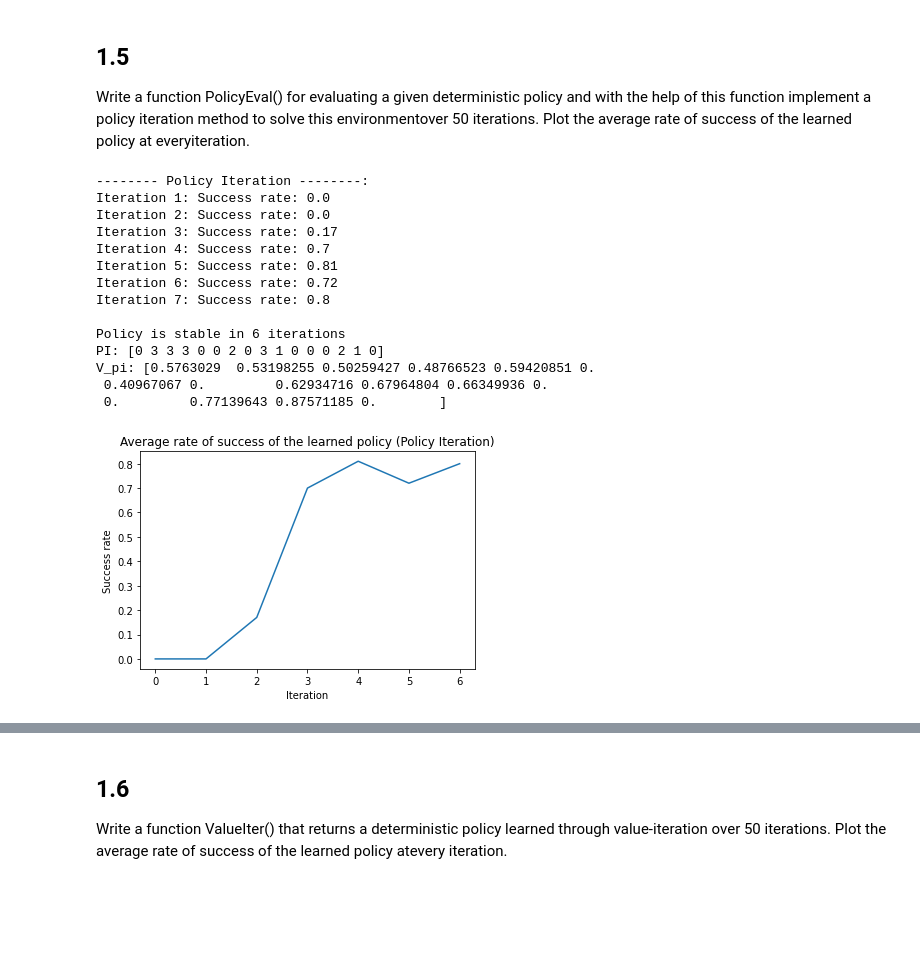
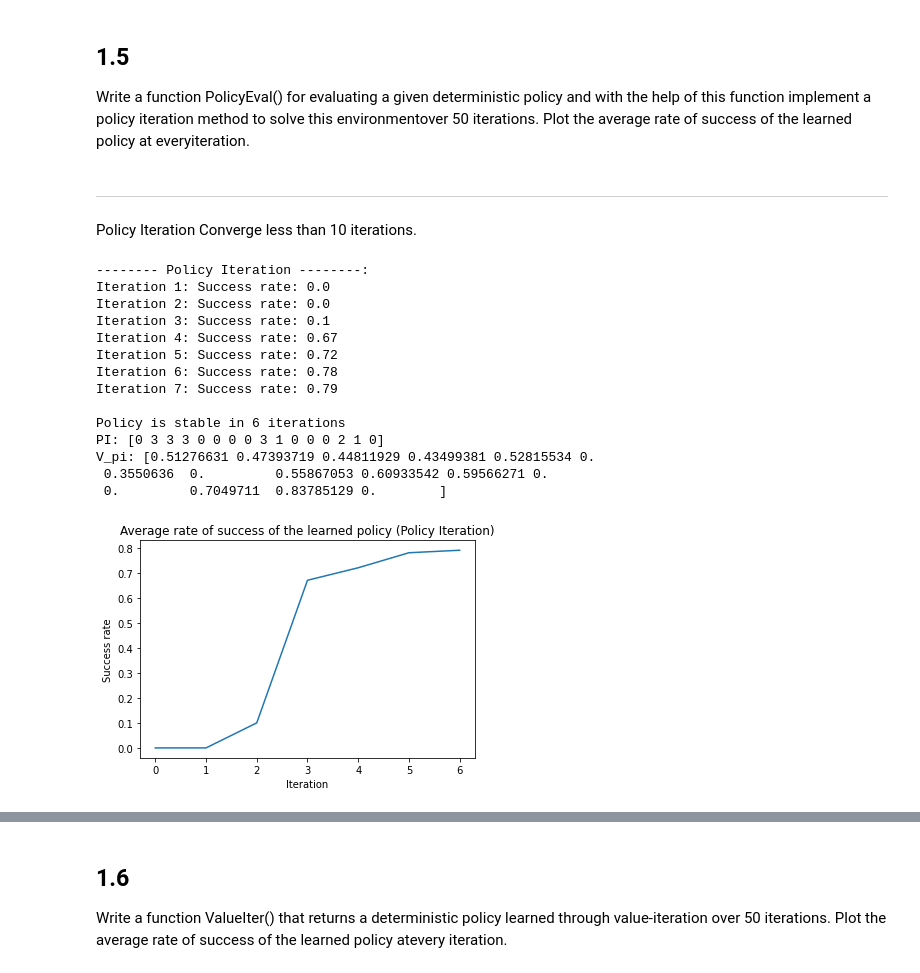
Before and after one commit to yifanwu2828/ECE276c, a Jupyter notebook: HW2/hw2_soln.ipynb, the cells around one changed output, grey strips where cells are left out. Drawn from its saved outputs; the diff is of its cells as text; code cells hidden in the pictures; blank space fills up the shorter version.

```diff
--- a/HW2/hw2_soln.ipynb
+++ b/HW2/hw2_soln.ipynb
@@ -329,30 +337,34 @@ def PolicyIteration(
             break
 
     return PI, V, success_rates, mean_rewards
+# %% [markdown]
+---------------------------------------------------------------------------------
+# %% [markdown]
+Policy Iteration Converge less than 10 iterations.
 # %%
 # 5. Policy iteration
-PI, V_pi, success_rates, mean_rewards = mdp.PolicyIteration(50, theta=sys.float_info.epsilon)
+PI, V_pi, success_rates, mean_rewards = mdp.PolicyIteration(50, theta=sys.float_info.epsilon, exhaustive=False)
 print(f"PI: {PI}")
 print(f"V_pi: {V_pi}")
 
 plt.plot(success_rates)
 plt.xlabel("Iteration")
 plt.ylabel("Success rate")
 plt.title("Average rate of success of the learned policy (Policy Iteration)")
 plt.show()
 # %% [output]
 -------- Policy Iteration --------:
 Iteration 1: Success rate: 0.0
 Iteration 2: Success rate: 0.0
-Iteration 3: Success rate: 0.17
-Iteration 4: Success rate: 0.7
-Iteration 5: Success rate: 0.81
-Iteration 6: Success rate: 0.72
-Iteration 7: Success rate: 0.8
+Iteration 3: Success rate: 0.1
+Iteration 4: Success rate: 0.67
+Iteration 5: Success rate: 0.72
+Iteration 6: Success rate: 0.78
+Iteration 7: Success rate: 0.79
 
 Policy is stable in 6 iterations
-PI: [0 3 3 3 0 0 2 0 3 1 0 0 0 2 1 0]
-V_pi: [0.5763029  0.53198255 0.50259427 0.48766523 0.59420851 0.
- 0.40967067 0.         0.62934716 0.67964804 0.66349936 0.
- 0.         0.77139643 0.87571185 0.        ]
+PI: [0 3 3 3 0 0 0 0 3 1 0 0 0 2 1 0]
+V_pi: [0.51276631 0.47393719 0.44811929 0.43499381 0.52815534 0.
+ 0.3550636  0.         0.55867053 0.60933542 0.59566271 0.
+ 0.         0.7049711  0.83785129 0.        ]
-[figure, old version]
+[figure, new version]
```
Also changed, not shown: parts of 18 cells of this notebook, 4 other files.
